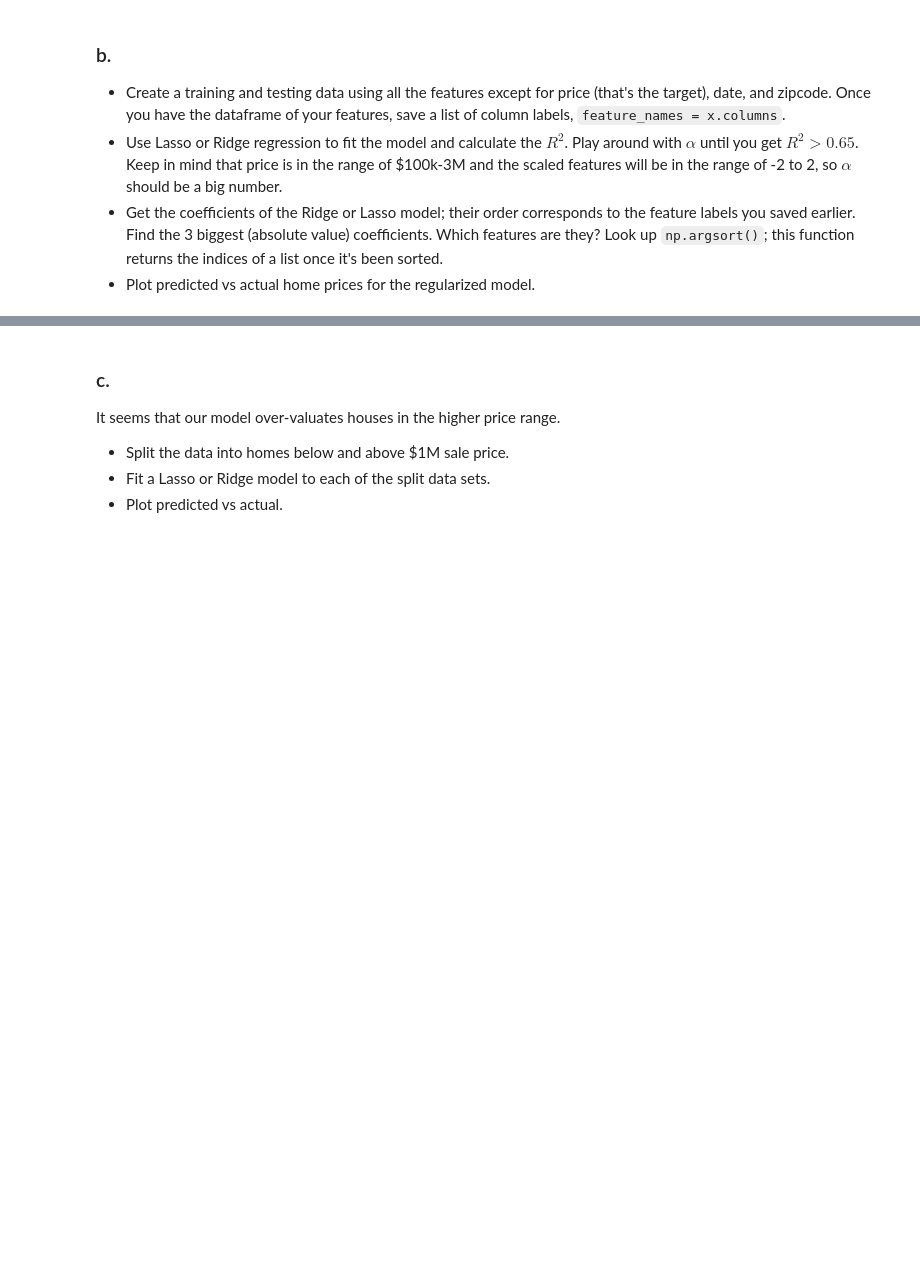
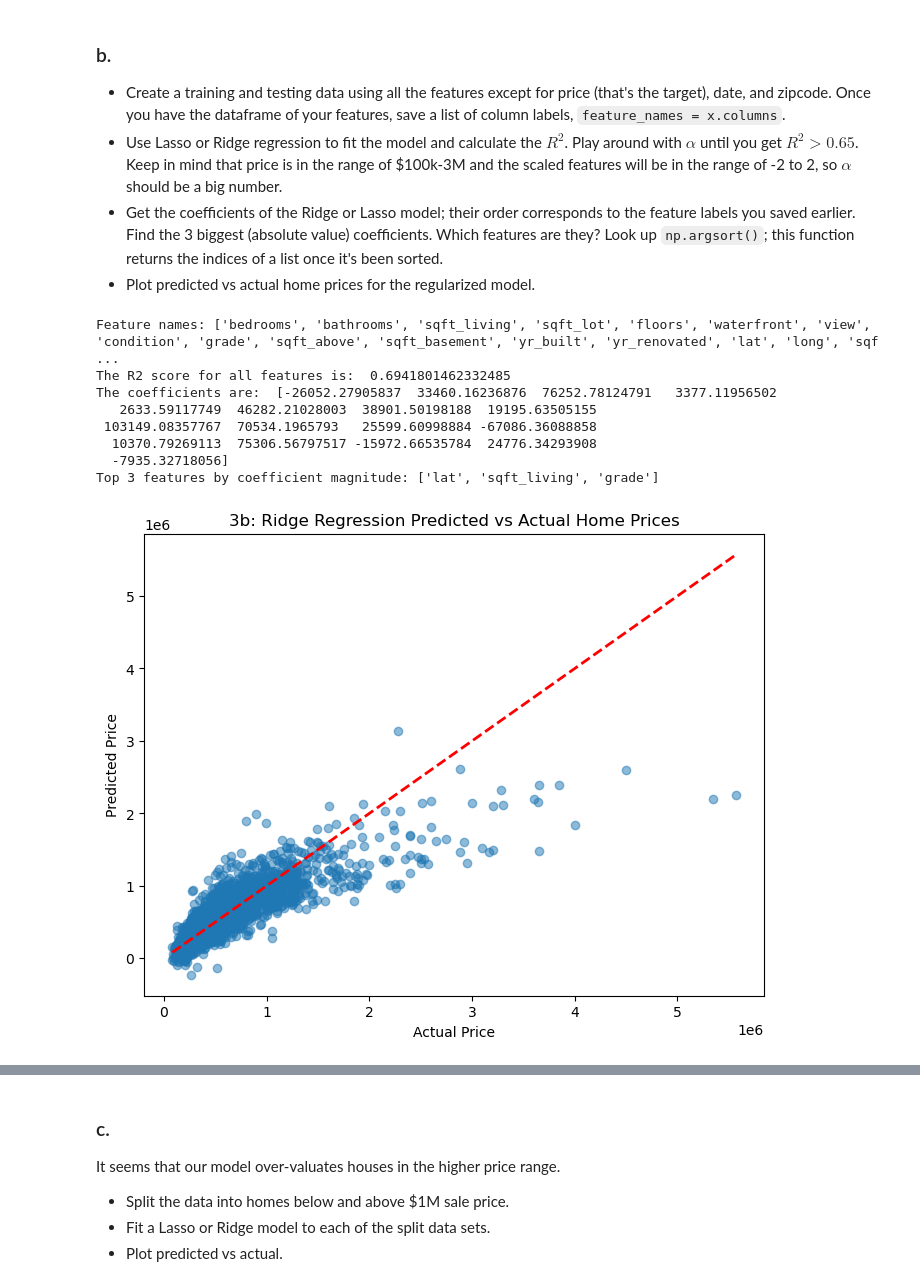
Before and after one commit to GettysburgDataScience/ps1-linear-regression-pronobsarker, a Jupyter notebook: PS1.ipynb, the cells around one changed output, grey strips where cells are left out. Saved outputs shown, nothing was run; the diff lists cells and outputs as text; code cells hidden in the pictures; blank space fills up the shorter version.

```diff
--- a/PS1.ipynb
+++ b/PS1.ipynb
@@ -268,3 +291,58 @@ X_traun, X_test, y_train, y_test = sk.model_selection.train_test_split(X, y, tes
+# %%
+# Your code here. Add cells as needed.
+#housing_df = housing_df.drop(columns = ['date', 'zipcode', 'id'])
+X_all = housing_df.drop(columns = 'price')
+y_all = housing_df['price']
+
+# Save list of feature names
+feature_names = X_all.columns.to_list()
+print("Feature names:", feature_names)
+
+X_train_all, X_test_all, y_train_all, y_test_all = train_test_split(X_all, y_all, test_size = 0.2, random_state = 42)
+
+# Scale features
+scaler_all = StandardScaler() # Create a StandardScaler object
+X_train_all_scaled = scaler_all.fit_transform(X_train_all)
+X_test_all_scaled = scaler_all.transform(X_test_all)
+
+
+# Fit Ridge Regression with a large alpha to get R² > 0.65
+ridge_model = Ridge(alpha = 800)
+ridge_model.fit(X_train_all_scaled, y_train_all)
+
+#calculatr R2 score
+r2_all = ridge_model.score(X_test_all_scaled, y_test_all)
+print("The R2 score for all features is: ", r2_all)
+
+#coefficients
+ridge_model_coef_ = ridge_model.coef_
+print("The coefficients are: ", ridge_model_coef_)
+
+
+top3_indices = np.argsort(np.abs(ridge_model_coef_))[-3:]
+top3_features = [feature_names[i] for i in top3_indices]
+print("Top 3 features by coefficient magnitude:", top3_features)
+
+
+# Plot predicted vs actual home prices
+y_pred_all = ridge_model.predict(X_test_all_scaled)
+plt.figure(figsize=(8,6))
+plt.scatter(y_test_all, y_pred_all, alpha=0.5)
+plt.plot([y_test_all.min(), y_test_all.max()], [y_test_all.min(), y_test_all.max()], 'r--', lw=2)
+plt.xlabel("Actual Price")
+plt.ylabel("Predicted Price")
+plt.title("3b: Ridge Regression Predicted vs Actual Home Prices")
+plt.show()
+# %% [output]
+Feature names: ['bedrooms', 'bathrooms', 'sqft_living', 'sqft_lot', 'floors', 'waterfront', 'view', 'condition', 'grade', 'sqft_above', 'sqft_basement', 'yr_built', 'yr_renovated', 'lat', 'long', 'sqf ...
+The R2 score for all features is:  0.6941801462332485
+The coefficients are:  [-26052.27905837  33460.16236876  76252.78124791   3377.11956502
+   2633.59117749  46282.21028003  38901.50198188  19195.63505155
+ 103149.08357767  70534.1965793   25599.60998884 -67086.36088858
+  10370.79269113  75306.56797517 -15972.66535784  24776.34293908
+  -7935.32718056]
+Top 3 features by coefficient magnitude: ['lat', 'sqft_living', 'grade']
+[figure, added]
 # %% [markdown]
 ### Your written answers here
 Which regression did you use?
```
Also changed, not shown: parts of 14 cells of this notebook.
